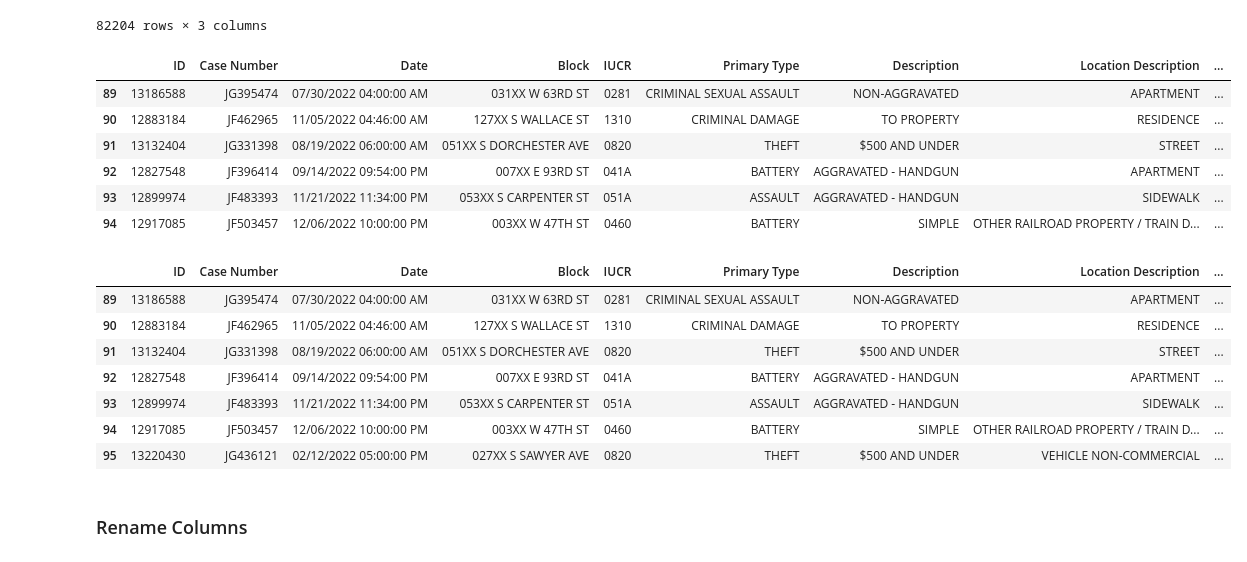
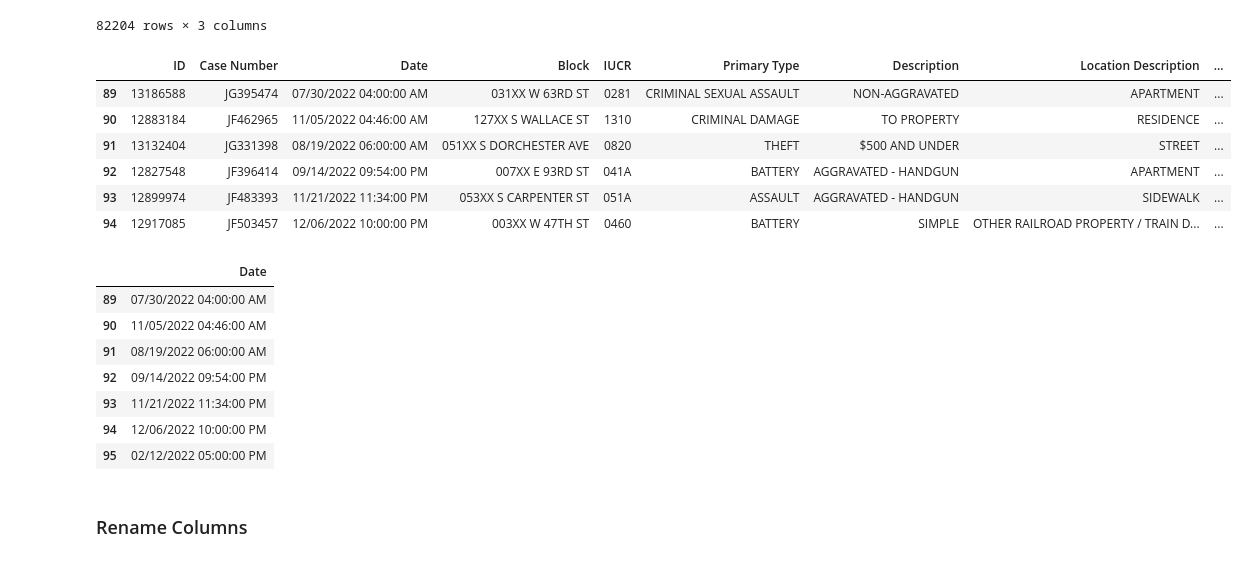
Before and after one commit to ksa-de101-0824/python-pandas, a Jupyter notebook: Demo/1 import data and manipulation.ipynb, the cells around one changed output. Drawn from its saved outputs; the diff is of its cells as text; code cells hidden in the pictures.

```diff
--- a/Demo/1 import data and manipulation.ipynb
+++ b/Demo/1 import data and manipulation.ipynb
@@ -170,24 +187,24 @@ df_crime.loc[89:82292 , ['Description', 'X Coordinate', 'Y Coordinate']]
 # %%
 # Not specifying columns also can
 display(df_crime[89: 95])
 
-display(df_crime.loc[89: 95])
+display(df_crime.loc[89: 95 , ['Date']])
 # %% [output]
 |  | ID | Case Number | Date | Block | IUCR | Primary Type | Description | Location Description | ... |
 | 89 | 13186588 | JG395474 | 07/30/2022 04:00:00 AM | 031XX W 63RD ST | 0281 | CRIMINAL SEXUAL ASSAULT | NON-AGGRAVATED | APARTMENT | ... |
 | 90 | 12883184 | JF462965 | 11/05/2022 04:46:00 AM | 127XX S WALLACE ST | 1310 | CRIMINAL DAMAGE | TO PROPERTY | RESIDENCE | ... |
 | 91 | 13132404 | JG331398 | 08/19/2022 06:00:00 AM | 051XX S DORCHESTER AVE | 0820 | THEFT | $500 AND UNDER | STREET | ... |
 | 92 | 12827548 | JF396414 | 09/14/2022 09:54:00 PM | 007XX E 93RD ST | 041A | BATTERY | AGGRAVATED - HANDGUN | APARTMENT | ... |
 | 93 | 12899974 | JF483393 | 11/21/2022 11:34:00 PM | 053XX S CARPENTER ST | 051A | ASSAULT | AGGRAVATED - HANDGUN | SIDEWALK | ... |
 | 94 | 12917085 | JF503457 | 12/06/2022 10:00:00 PM | 003XX W 47TH ST | 0460 | BATTERY | SIMPLE | OTHER RAILROAD PROPERTY / TRAIN D... | ... |
-|  | ID | Case Number | Date | Block | IUCR | Primary Type | Description | Location Description | ... |
-| 89 | 13186588 | JG395474 | 07/30/2022 04:00:00 AM | 031XX W 63RD ST | 0281 | CRIMINAL SEXUAL ASSAULT | NON-AGGRAVATED | APARTMENT | ... |
-| 90 | 12883184 | JF462965 | 11/05/2022 04:46:00 AM | 127XX S WALLACE ST | 1310 | CRIMINAL DAMAGE | TO PROPERTY | RESIDENCE | ... |
-| 91 | 13132404 | JG331398 | 08/19/2022 06:00:00 AM | 051XX S DORCHESTER AVE | 0820 | THEFT | $500 AND UNDER | STREET | ... |
-| 92 | 12827548 | JF396414 | 09/14/2022 09:54:00 PM | 007XX E 93RD ST | 041A | BATTERY | AGGRAVATED - HANDGUN | APARTMENT | ... |
-| 93 | 12899974 | JF483393 | 11/21/2022 11:34:00 PM | 053XX S CARPENTER ST | 051A | ASSAULT | AGGRAVATED - HANDGUN | SIDEWALK | ... |
-| 94 | 12917085 | JF503457 | 12/06/2022 10:00:00 PM | 003XX W 47TH ST | 0460 | BATTERY | SIMPLE | OTHER RAILROAD PROPERTY / TRAIN D... | ... |
-| 95 | 13220430 | JG436121 | 02/12/2022 05:00:00 PM | 027XX S SAWYER AVE | 0820 | THEFT | $500 AND UNDER | VEHICLE NON-COMMERCIAL | ... |
+|  | Date |
+| 89 | 07/30/2022 04:00:00 AM |
+| 90 | 11/05/2022 04:46:00 AM |
+| 91 | 08/19/2022 06:00:00 AM |
+| 92 | 09/14/2022 09:54:00 PM |
+| 93 | 11/21/2022 11:34:00 PM |
+| 94 | 12/06/2022 10:00:00 PM |
+| 95 | 02/12/2022 05:00:00 PM |
 # %% [markdown]
 ### Rename Columns
 # %% [markdown]
```
Also changed, not shown: parts of 26 cells of this notebook.
